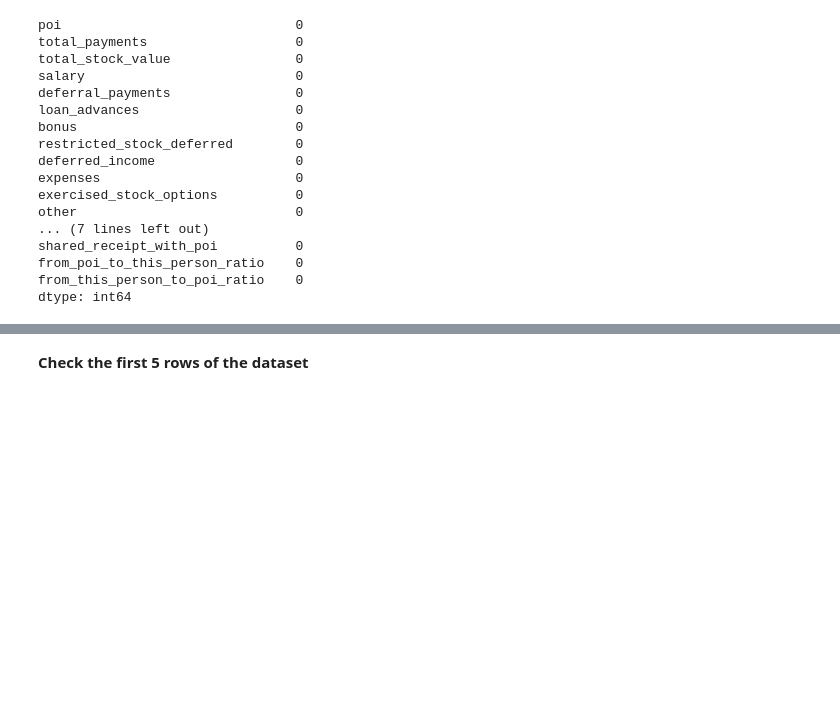
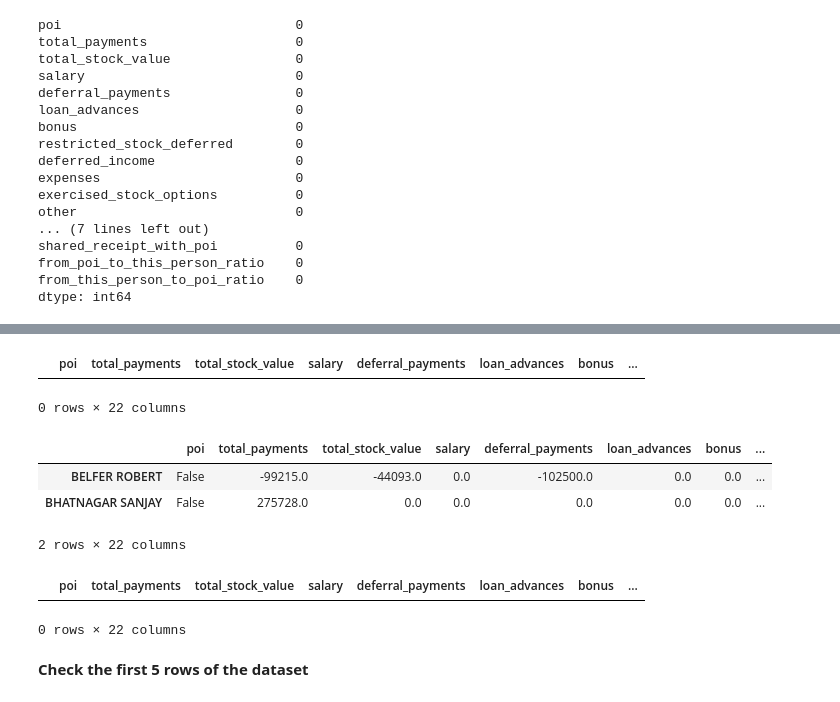
Before and after one commit to cooleel/Udacity_DA_ND, a Jupyter notebook: identifyFraudFromEnronEmail/Identify-fraud-from-Enron-email.ipynb, the cells around one changed output, grey strips where cells are left out. Cells and saved outputs as stored; diff of their text form; code cells hidden in the pictures; blank space fills up the shorter version.

```diff
--- a/identifyFraudFromEnronEmail/Identify-fraud-from-Enron-email.ipynb
+++ b/identifyFraudFromEnronEmail/Identify-fraud-from-Enron-email.ipynb
@@ -302,0 +329,15 @@ dtype: int64
+# %%
+#Make sure all incorrect total_payments are properly corrected
+df[df[payments].sum(axis = "columns")!=df.total_payments]
+# %% [output]
+|  | poi | total_payments | total_stock_value | salary | deferral_payments | loan_advances | bonus | ... |
+0 rows × 22 columns
+# %%
+#Check the "total_stock_value"
+stock_value = ["restricted_stock_deferred","exercised_stock_options","restricted_stock"]
+df[df[stock_value].sum(axis = "columns") !=df.total_stock_value]
+# %% [output]
+|  | poi | total_payments | total_stock_value | salary | deferral_payments | loan_advances | bonus | ... |
+| BELFER ROBERT | False | -99215.0 | -44093.0 | 0.0 | -102500.0 | 0.0 | 0.0 | ... |
+| BHATNAGAR SANJAY | False | 275728.0 | 0.0 | 0.0 | 0.0 | 0.0 | 0.0 | ... |
+2 rows × 22 columns
@@ -303,3 +348,9 @@ dtype: int64
+# %%
+#Make sure all incorrect total_stock_value are properly corrected
+df[df[stock_value].sum(axis = "columns")!=df.total_stock_value]
+# %% [output]
+|  | poi | total_payments | total_stock_value | salary | deferral_payments | loan_advances | bonus | ... |
+0 rows × 22 columns
 # %% [markdown]
 **Check the first 5 rows of the dataset**
 # %%
```
Also changed, not shown: parts of 50 cells of this notebook, 4 other files.
